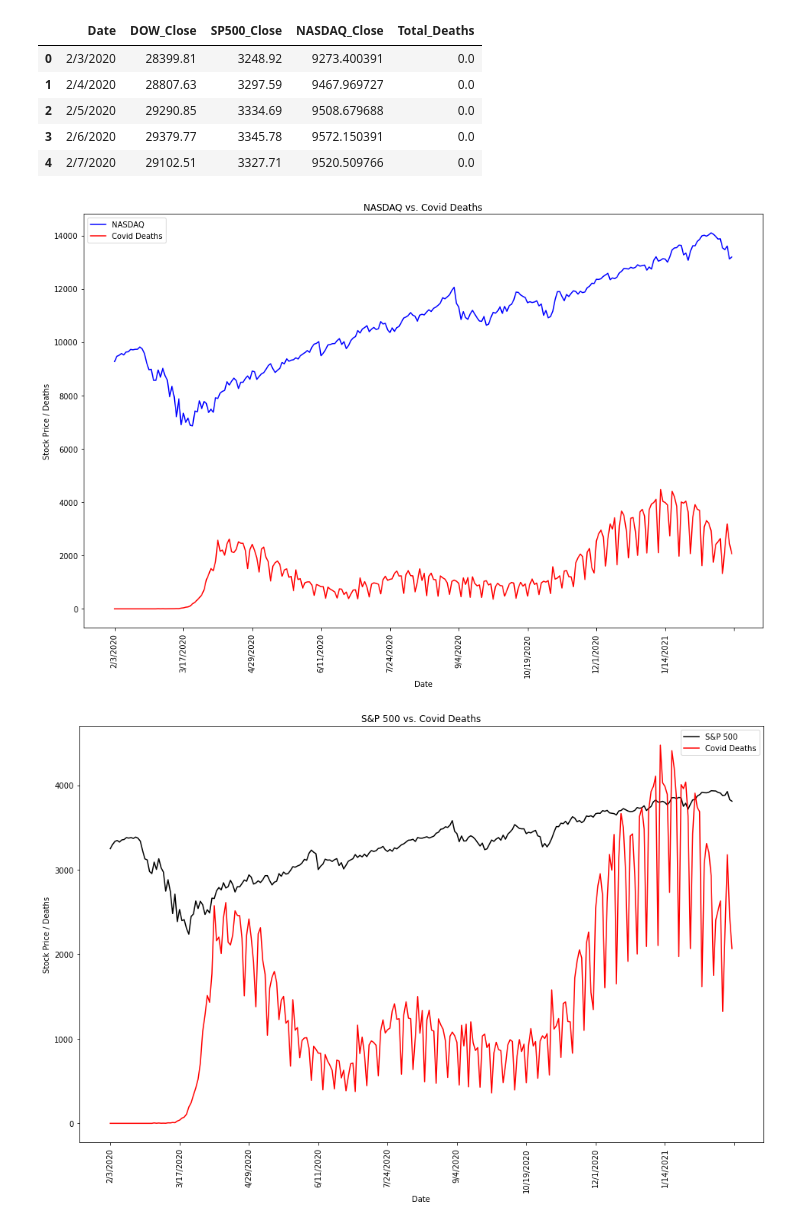
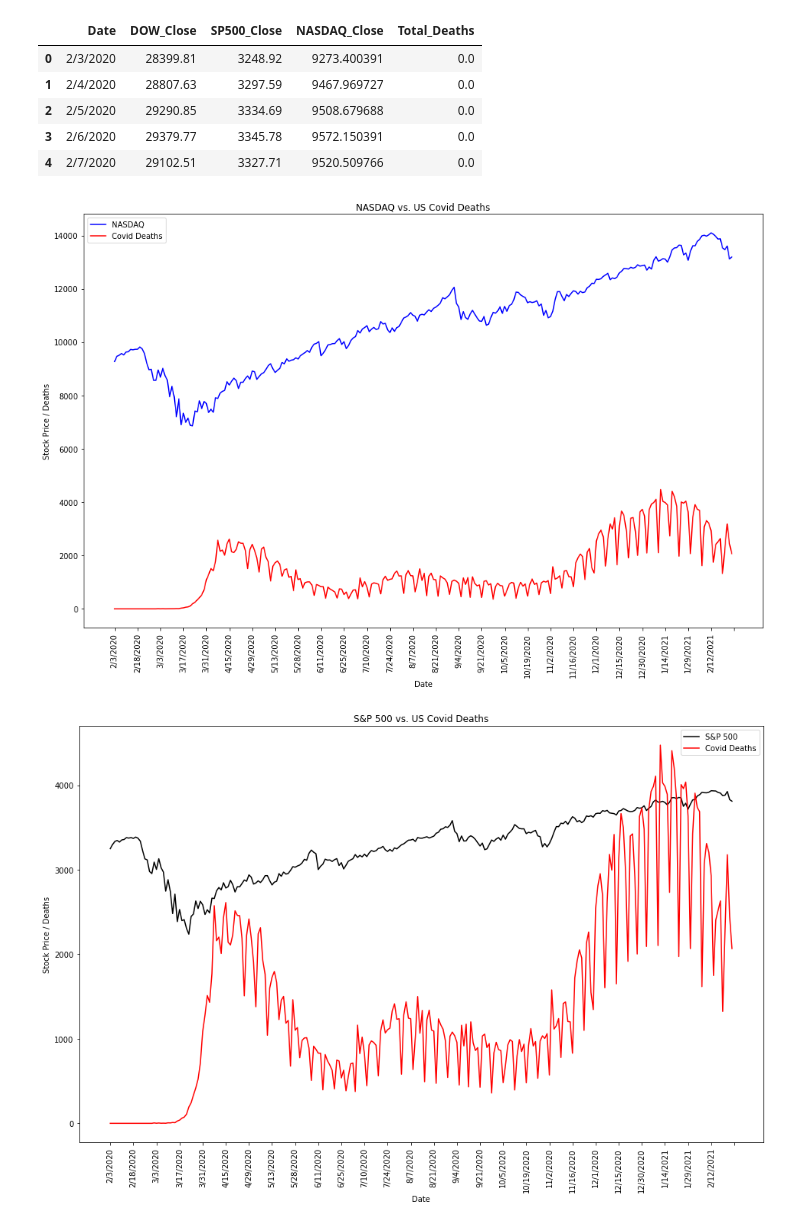
Before and after one commit to Bandelero/Covids-Effect-on-the-Stock-Market, a Jupyter notebook: scott/stocks-covid.ipynb, the cells around one changed output. Drawn from its saved outputs; the diff is of its cells as text; code cells hidden in the pictures.

Commit message:
updated us data plus added a global deaths file

```diff
--- a/scott/stocks-covid.ipynb
+++ b/scott/stocks-covid.ipynb
@@ -193,34 +197,33 @@ covid_stock_price_df.to_csv("covid_stock_price.csv")
 # %%
 from matplotlib.pyplot import figure
 
 x = covid_stock_price_df['Date']
 a = covid_stock_price_df['DOW_Close']
 b = covid_stock_price_df['NASDAQ_Close']
 c = covid_stock_price_df['SP500_Close']
 d = covid_stock_price_df['Total_Deaths']
 
 figure(figsize=(16, 10))
 plt.plot(x, b, color="blue", label="NASDAQ")
 plt.plot(x, d, color="red", label="Covid Deaths")
 
-plt.xticks(np.arange(0, len(x)+1, 30),rotation ='vertical')
-plt.title("NASDAQ vs. Covid Deaths")
+plt.xticks(np.arange(0, len(x)+1, 10),rotation ='vertical')
+plt.title("NASDAQ vs. US Covid Deaths")
 plt.xlabel("Date")
 plt.ylabel("Stock Price / Deaths")
-plt.xticks(np.arange(0, len(x)+1, 30),rotation ='vertical')
 plt.legend(loc="best")
 plt.savefig("covid-nasdaq.png")
 plt.show()
 # %% [output]
-[figure, old version]
+[figure, new version]
 # %%
 # Plot the charts and apply some styling
 figure(figsize=(16, 10))
 plt.plot(x, c, color="black", label="S&P 500")
 plt.plot(x, d, color="red", label="Covid Deaths")
 
-plt.xticks(np.arange(0, len(x)+1, 30),rotation ='vertical')
-plt.title("S&P 500 vs. Covid Deaths")
+plt.xticks(np.arange(0, len(x)+1, 10),rotation ='vertical')
+plt.title("S&P 500 vs. US Covid Deaths")
 plt.xlabel("Date")
 plt.ylabel("Stock Price / Deaths")
 plt.xticks(rotation ='vertical')
@@ -228,7 +231,7 @@ plt.legend(loc="best")
 plt.savefig("covid-sp500.png")
 plt.show()
 # %% [output]
-[figure, old version]
+[figure, new version]
 # %%
 # Plot the charts and apply some styling
 figure(figsize=(16, 10))
```
Also changed, not shown: parts of 9 cells of this notebook, 11 other files.
